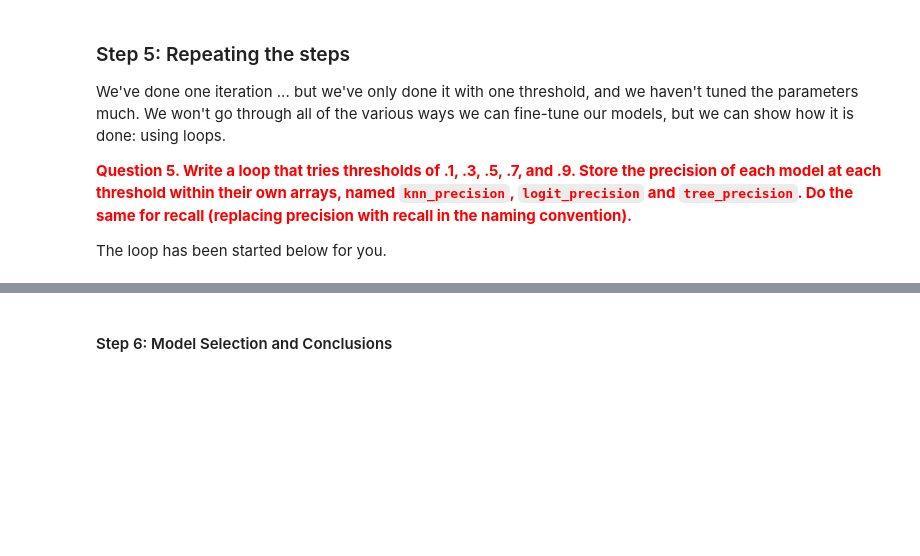
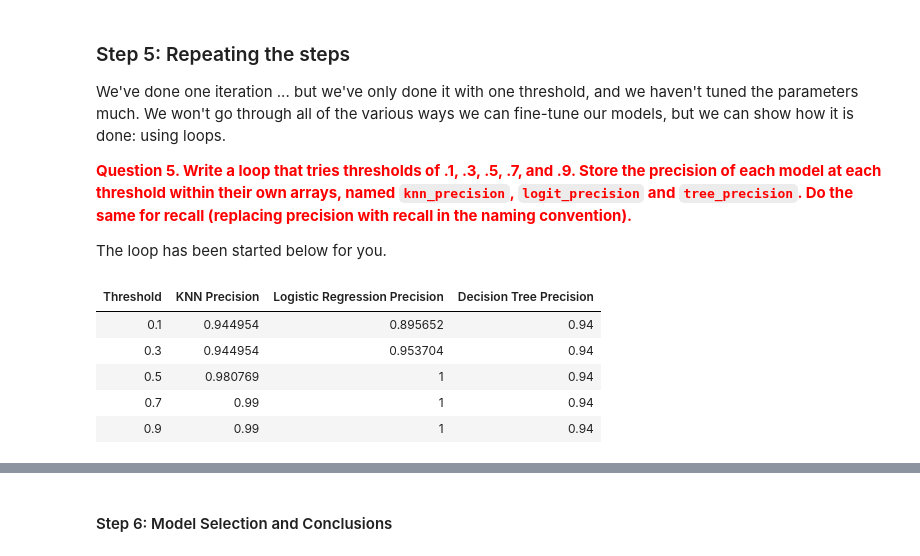
Before and after one commit to kimbrianj/bsos233-sp20, a Jupyter notebook: labs/lab10/lab10.ipynb, the cells around one changed output, grey strips where cells are left out. Saved outputs shown, nothing was run; the diff lists cells and outputs as text; code cells hidden in the pictures; blank space fills up the shorter version.

```diff
--- a/labs/lab10/lab10.ipynb
+++ b/labs/lab10/lab10.ipynb
@@ -111,0 +172,2 @@ knn_predicted = knn.predict_proba(test_features)[:,0] > threshold
+# %%
+knn_predicted = knn.predict_proba(test_features)[:,1] > threshold
@@ -112,4 +194,10 @@ knn_predicted = knn.predict_proba(test_features)[:,0] > threshold
+# %%
+expected = test.column('Movement type') == 'horizontal straight-line'
 # %% [markdown]
 Note that we are only taking the first value from each row, as evidenced by the `[:,0]`. This is because we want the predicted scores for horizontal straight-line, and that is the first value (see the `.classes_` instance variable above). The scores for each of the categories are given, but we only really care about one, because that's all we need since the scores will add up to 1 across each row.
 # %% [markdown]
 <font color = 'red'>**Question 3. Create an array called `expected` that contain the expected values based on the test set. The `expected` array should contain `True` if the observation is actually a "horizontal straight-line" and `False` otherwise. Note that the `expected` array is based entirely on the real dataset, and not on an predictions! Create additional arrays that contain the predicted values for each of the models that we've fit (call them `logit_predicted` and `tree_predicted`).**</font>
+# %%
+threshold = 0.2
+logit_predicted = logit.predict_proba(test_features)[:,1] > threshold
+logit_predicted
@@ -163,17 +289,30 @@ logit_recall = make_array()
 tree_recall = make_array()
 
 # Set up models and fit them here
-...
+# Create the model objects
+logit = LogisticRegression(solver = 'liblinear')
+tree = DecisionTreeClassifier()
+knn = KNeighborsClassifier(n_neighbors = 3)
+
+features = train.drop('Movement type').rows # predictor
+label = train.column('Movement type') == 'horizontal straight-line' # outcome
+
+logit.fit(X = features, y = label)
+tree.fit(X = features, y = label)
+knn.fit(X = features, y = label)
 
 for i in make_array(.1,.3,.5,.7,.9):
-    ...
-    knn_precision = np.append(knn_precision, ...)
-    logit_precision = np.append(logit_precision, ...)
-    tree_precision = np.append(tree_precision, ...)
+    knn_predicted = knn.predict_proba(test_features)[:,1] > i
+    logit_predicted = logit.predict_proba(test_features)[:,1] > i
+    tree_predicted = tree.predict_proba(test_features)[:,1] > i
 
-    knn_recall = np.append(knn_recall, ...)
-    logit_recall = np.append(logit_recall, ...)
-    tree_recall = np.append(tree_recall, ...)
+    knn_precision = np.append(knn_precision, precision_score(expected,knn_predicted))
+    logit_precision = np.append(logit_precision, precision_score(expected,logit_predicted))
+    tree_precision = np.append(tree_precision, precision_score(expected,tree_predicted))
+
+    knn_recall = np.append(knn_recall, recall_score(expected,knn_predicted))
+    logit_recall = np.append(logit_recall, recall_score(expected,logit_predicted))
+    tree_recall = np.append(tree_recall, recall_score(expected,tree_predicted))
 
 # You can use these to look at results
 precision_results = Table().with_columns('Threshold', make_array(.1, .3, .5, .7, .9),
@@ -185,3 +324,12 @@ recall_results = Table().with_columns('Threshold', make_array(.1, .3, .5, .7, .9
                               'KNN Recall', knn_recall,
                               'Logistic Regression Recall', logit_recall,
                               'Decision Tree Recall', tree_recall)
+# %%
+precision_results
+# %% [output]
+| Threshold | KNN Precision | Logistic Regression Precision | Decision Tree Precision |
+| 0.1 | 0.944954 | 0.895652 | 0.94 |
+| 0.3 | 0.944954 | 0.953704 | 0.94 |
+| 0.5 | 0.980769 | 1 | 0.94 |
+| 0.7 | 0.99 | 1 | 0.94 |
+| 0.9 | 0.99 | 1 | 0.94 |
```
Also changed, not shown: parts of 20 cells of this notebook, 1 other file.
